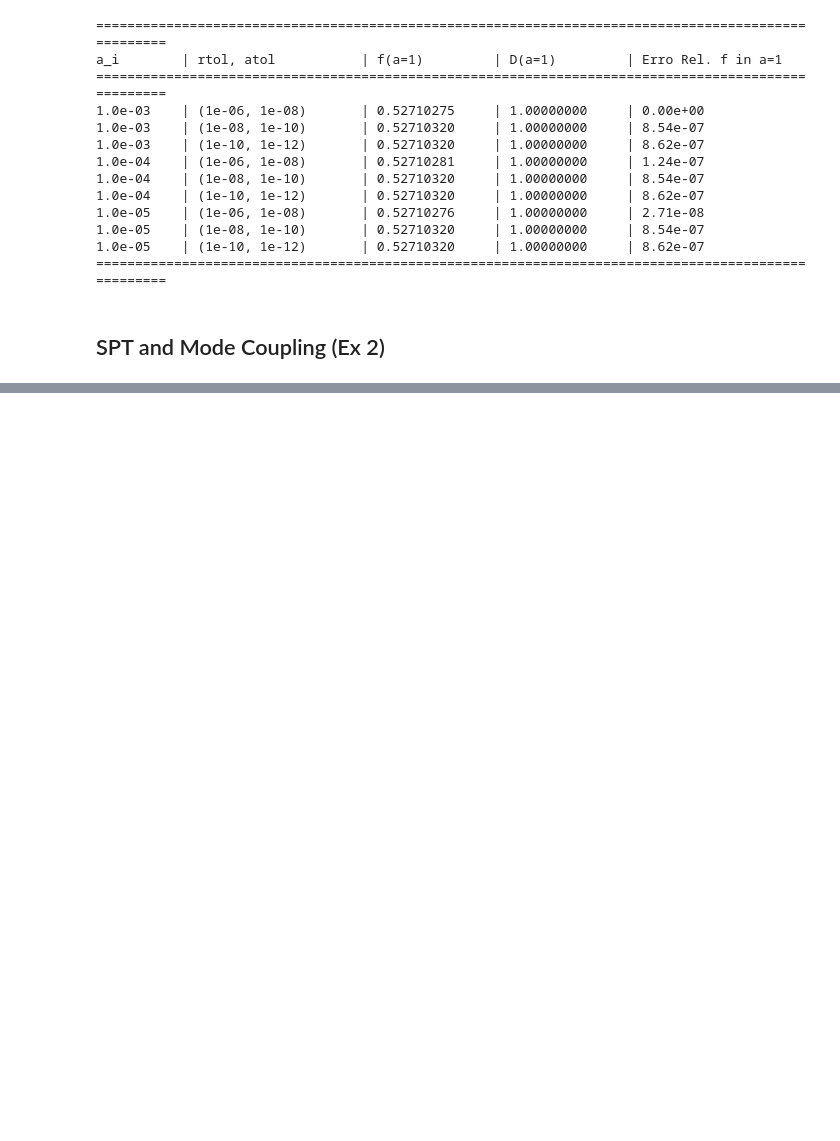
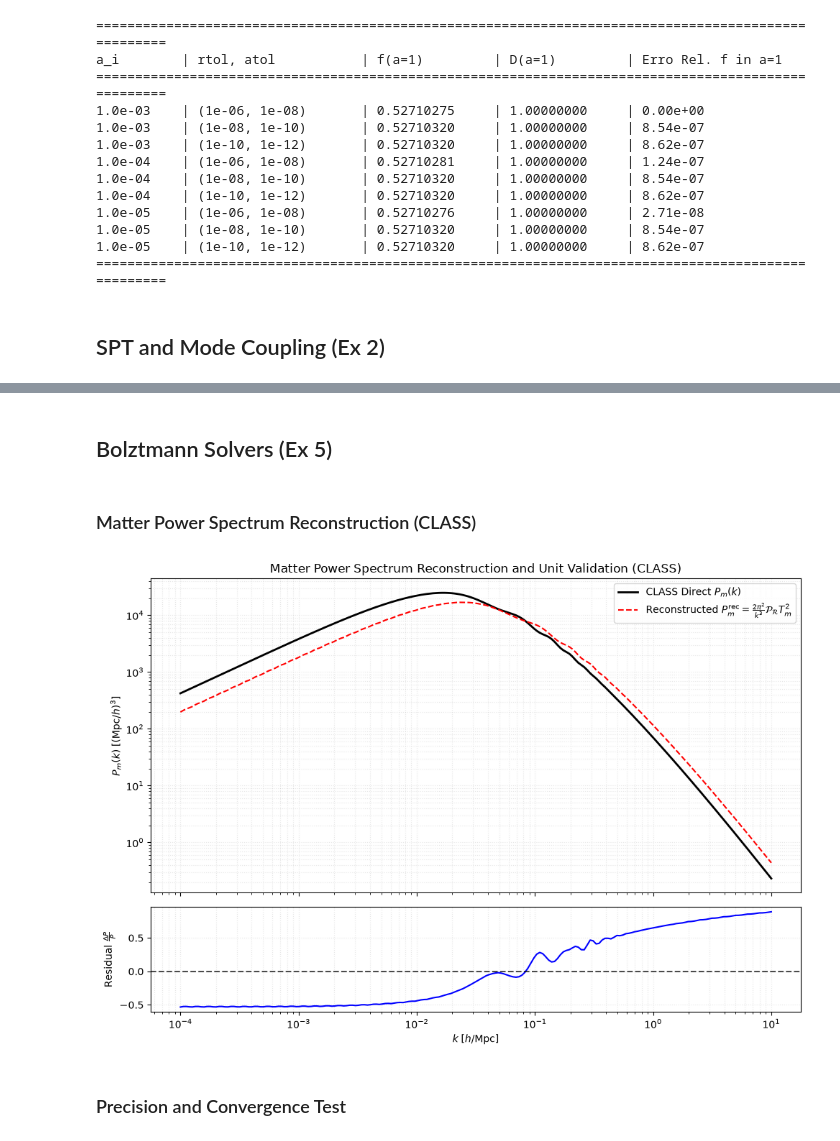
Before and after one commit to Alexx-Sanderr/2026_Numerical_Cosmology_I, a Jupyter notebook: EP_II/analysis/analysis.ipynb, the cells around one changed output, grey strips where cells are left out. Drawn from its saved outputs; the diff is of its cells as text; code cells hidden in the pictures; blank space fills up the shorter version.

```diff
--- a/EP_II/analysis/analysis.ipynb
+++ b/EP_II/analysis/analysis.ipynb
@@ -398,0 +435,22 @@ Bispectrum and S_3(R) ensemble realization plot saved to: /home/alex/Área de tr
+# %% [markdown]
+## Bolztmann Solvers (Ex 5)
+# %% [markdown]
+### Matter Power Spectrum Reconstruction (CLASS)
+# %%
+h         = cosmo_params[ "h" ]
+Omega_b   = cosmo_params[ "Omega_b" ]
+Omega_cdm = cosmo_params[ "Omega_cdm" ]
+Omega_m   = cosmo_params[ "Omega_m" ]
+# %%
+validator = nc.boltzmann_map.BoltzmannMapValidator(
+    fiducial_params = {
+    'h': h, 'omega_b': Omega_b * ( h ** 2 ), 'omega_cdm': Omega_cdm * ( h ** 2 ), 'A_s': A_s, 'n_s': n_s, 'k_pivot': k_pivot, 'z': z_output
+    })
+
+cosmo = Class()
+cosmo.set(
+    {'h': h, 'omega_b': Omega_b * ( h ** 2 ), 'omega_cdm': Omega_cdm * ( h ** 2 ), 'A_s': A_s, 'n_s': n_s, 'k_pivot': k_pivot,
+    'output': 'mPk, mTk', 'z_pk': z_output, 'gauge': gauge, 'P_k_max_h/Mpc': k_max, 'non linear': 'none'
+    })
+
+cosmo.compute()
@@ -398,0 +482,30 @@ Bispectrum and S_3(R) ensemble realization plot saved to: /home/alex/Área de tr
+# %%
+fig, axes = plt.subplots( 2, 1, figsize = ( 10, 7 ), sharex = True, gridspec_kw = {'height_ratios': [ 3, 1 ]} )
+
+axes[0].plot( k_h, pk_class_h, 'k-',  lw =2,    label = r'CLASS Direct $P_m(k)$' )
+axes[0].plot( k_h, pk_rec_h,   'r--', lw = 1.5, label = r'Reconstructed $P_m^{\mathrm{rec}} = \frac{2\pi^2}{k^3} \mathcal{P}_{\mathcal{R}} T_m^2$' )
+
+axes[0].set_xscale( 'log' )
+axes[0].set_yscale( 'log' )
+axes[0].set_ylabel( r'$P_m(k) \; [(\mathrm{Mpc}/h)^3]$' )
+axes[0].set_title( 'Matter Power Spectrum Reconstruction and Unit Validation (CLASS)')
+axes[0].grid( True, which = "both", ls = ":", alpha = 0.3 )
+axes[0].legend()
+
+axes[1].plot( k_h, residual, 'b-' )
+axes[1].axhline( 0, color = 'k', linestyle = '--', alpha = 0.7 )
+axes[1].set_xscale( 'log')
+axes[1].set_xlabel( r'$k \; [h/\mathrm{Mpc}]$' )
+axes[1].set_ylabel( r'Residual $\frac{\Delta P}{P}$' )
+axes[1].grid( True, which = "both", ls = ":", alpha = 0.3 )
+
+plt.tight_layout()
+plt.savefig( f"{output_base}_Pm_reconstruction.png", dpi = 300, bbox_inches = "tight" )
+plt.show()
+
+cosmo.struct_cleanup()
+cosmo.empty()
+# %% [output]
+[figure, added]
+# %% [markdown]
+### Precision and Convergence Test
```
Also changed, not shown: parts of 30 cells of this notebook, 30 other files.
